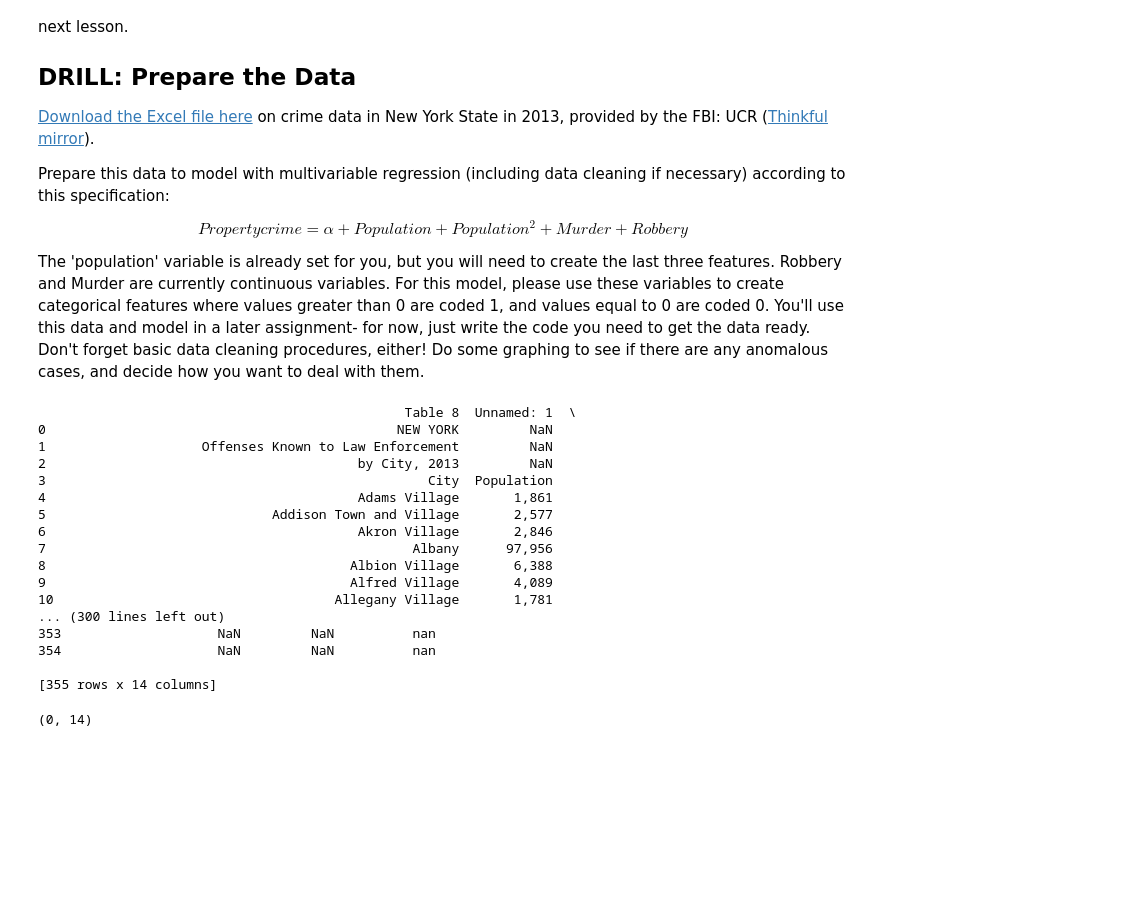
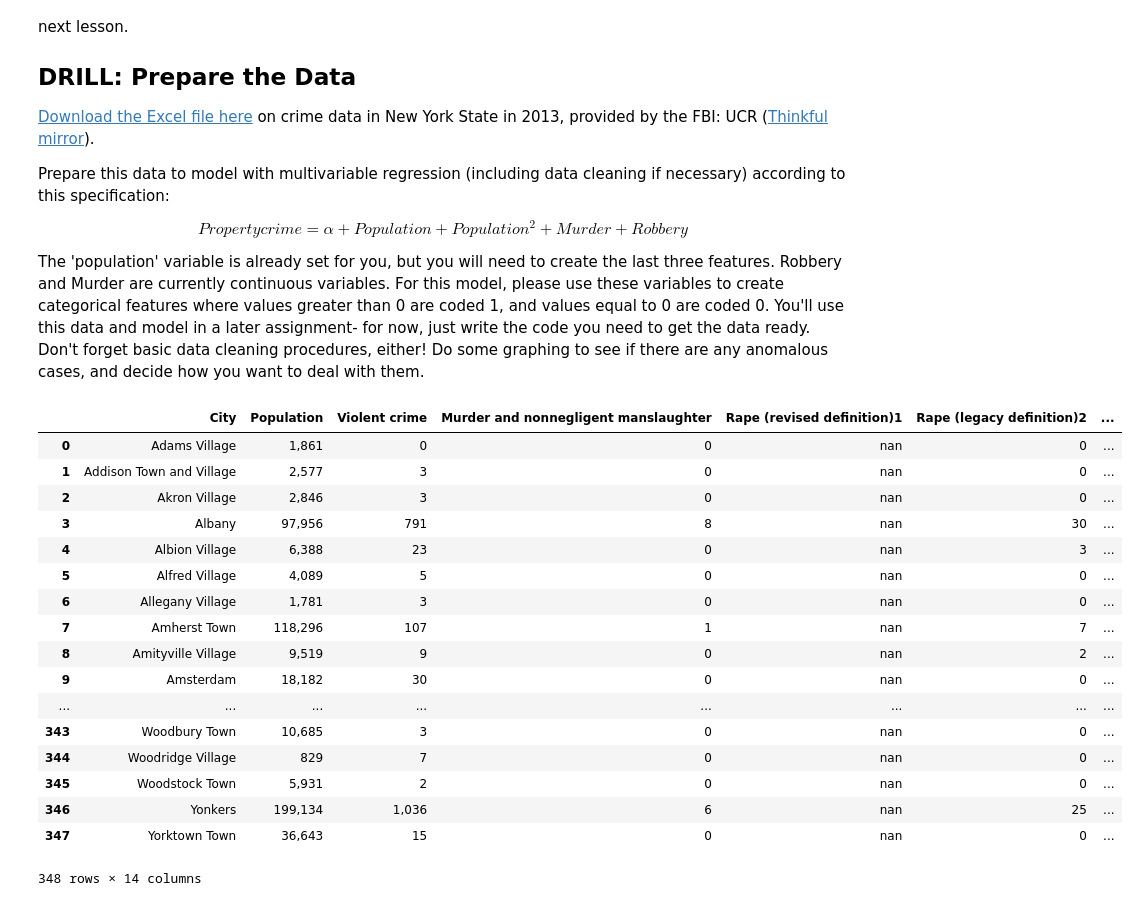
Before and after one commit to Kingbigtiger/class-studies, a Jupyter notebook: Unit 2.4.2 Bootcamp Multivariable Regression.ipynb, the cells around one changed output. Drawn from its saved outputs; the diff is of its cells as text; code cells hidden in the pictures; blank space fills up the shorter version.

```diff
--- a/Unit 2.4.2 Bootcamp Multivariable Regression.ipynb
+++ b/Unit 2.4.2 Bootcamp Multivariable Regression.ipynb
@@ -58,30 +58,25 @@ from sklearn import linear_model
 %matplotlib inline
 pd.options.display.float_format = '{:.3f}'.format
 # %%
-ny_crime_data = pd.read_csv('ny_offenses_known_to_law_enforcement_new_york_by_city_2013.csv')
+ny_crime_data = pd.read_csv('ny_offenses_known_to_law_enforcement_new_york_by_city_2013.csv', skiprows=4, skipfooter=3, engine='python')
 
-print(ny_crime_data)
+ny_crime_data
 # %% [output]
+|  | City | Population | Violent crime | Murder and nonnegligent manslaughter | Rape (revised definition)1 | Rape (legacy definition)2 | ... |
+| 0 | Adams Village | 1,861 | 0 | 0 | nan | 0 | ... |
+| 1 | Addison Town and Village | 2,577 | 3 | 0 | nan | 0 | ... |
+| 2 | Akron Village | 2,846 | 3 | 0 | nan | 0 | ... |
+| 3 | Albany | 97,956 | 791 | 8 | nan | 30 | ... |
+| 4 | Albion Village | 6,388 | 23 | 0 | nan | 3 | ... |
+| 5 | Alfred Village | 4,089 | 5 | 0 | nan | 0 | ... |
+| 6 | Allegany Village | 1,781 | 3 | 0 | nan | 0 | ... |
+| 7 | Amherst Town | 118,296 | 107 | 1 | nan | 7 | ... |
+| 8 | Amityville Village | 9,519 | 9 | 0 | nan | 2 | ... |
+| 9 | Amsterdam | 18,182 | 30 | 0 | nan | 0 | ... |
+| ... | ... | ... | ... | ... | ... | ... | ... |
+| 343 | Woodbury Town | 10,685 | 3 | 0 | nan | 0 | ... |
+| 344 | Woodridge Village | 829 | 7 | 0 | nan | 0 | ... |
+| 345 | Woodstock Town | 5,931 | 2 | 0 | nan | 0 | ... |
+| 346 | Yonkers | 199,134 | 1,036 | 6 | nan | 25 | ... |
+| 347 | Yorktown Town | 36,643 | 15 | 0 | nan | 0 | ... |
-                                               Table 8  Unnamed: 1  \
-0                                             NEW YORK         NaN
-1                    Offenses Known to Law Enforcement         NaN
-2                                        by City, 2013         NaN
-3                                                 City  Population
-4                                        Adams Village       1,861
-5                             Addison Town and Village       2,577
-6                                        Akron Village       2,846
-7                                               Albany      97,956
-8                                       Albion Village       6,388
-9                                       Alfred Village       4,089
-10                                    Allegany Village       1,781
-... (300 lines left out)
-353                    NaN         NaN          nan
-354                    NaN         NaN          nan
-
-[355 rows x 14 columns]
+348 rows × 14 columns
-# %%
-ny_crime_data2 = ny_crime_data[4:-3].dropna()
-ny_crime_data2.shape
-#ny_crime_data2.columns = ['City', 'Population', 'Violent Crime', 'Murder', 'Rape1', 'Rape2', 'Robbery', 'Aggravated Assault', 'Prop Crime', 'Burglary', 'Larceny', 'Motor theft', 'Arson', 'misc']
-# %% [output]
-(0, 14)
```
Also changed, not shown: parts of 7 cells of this notebook.
